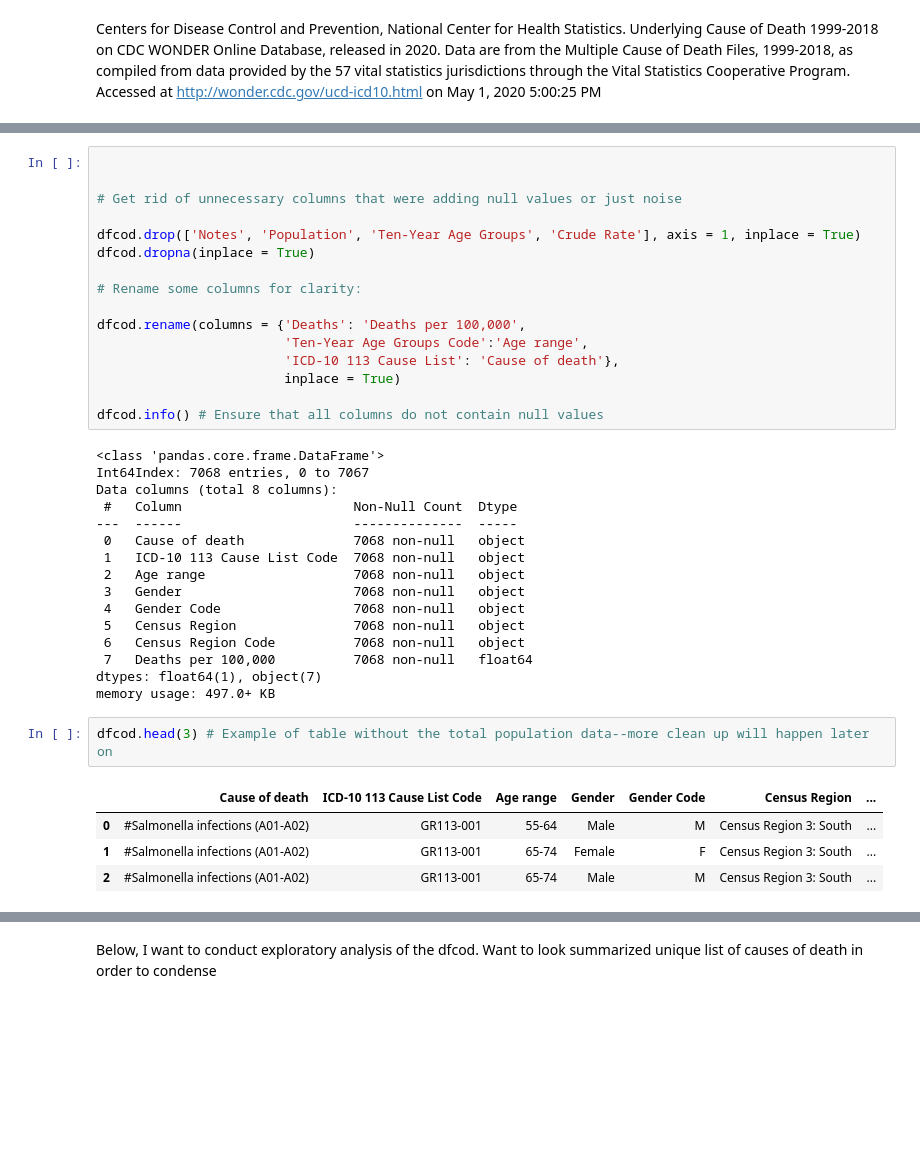
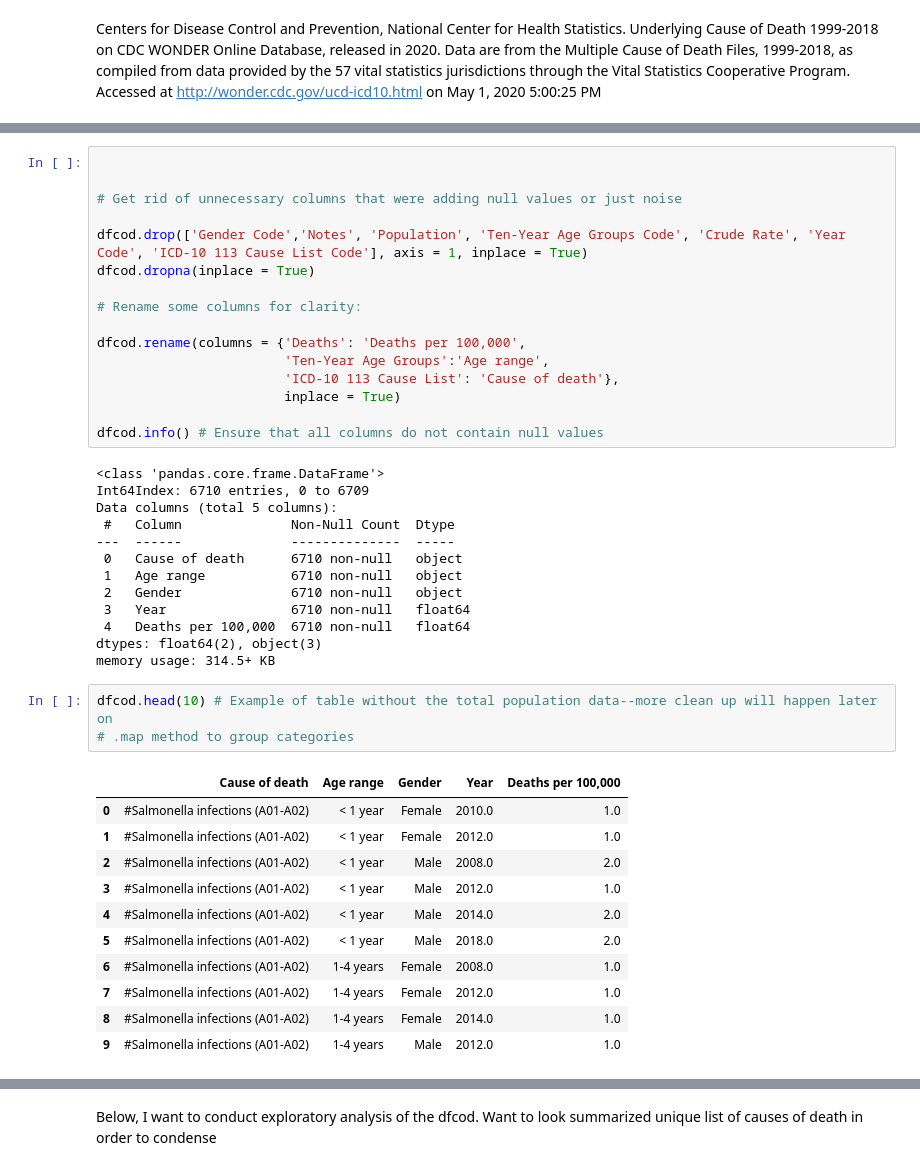
Before and after one commit to vsp219/Sams_github, a Jupyter notebook: dfcod-2.ipynb, the cells around one changed output, grey strips where cells are left out. Drawn from its saved outputs; the diff is of its cells as text; blank space fills up the shorter version.

```diff
--- a/dfcod-2.ipynb
+++ b/dfcod-2.ipynb
@@ -75,37 +70,42 @@ memory usage: 668.2+ KB
 
 # Get rid of unnecessary columns that were adding null values or just noise
 
-dfcod.drop(['Notes', 'Population', 'Ten-Year Age Groups', 'Crude Rate'], axis = 1, inplace = True)
+dfcod.drop(['Gender Code','Notes', 'Population', 'Ten-Year Age Groups Code', 'Crude Rate', 'Year Code', 'ICD-10 113 Cause List Code'], axis = 1, inplace = True)
 dfcod.dropna(inplace = True)
 
 # Rename some columns for clarity:
 
 dfcod.rename(columns = {'Deaths': 'Deaths per 100,000',
-                        'Ten-Year Age Groups Code':'Age range',
+                        'Ten-Year Age Groups':'Age range',
                         'ICD-10 113 Cause List': 'Cause of death'},
                         inplace = True)
 
 dfcod.info() # Ensure that all columns do not contain null values
 # %% [output]
 <class 'pandas.core.frame.DataFrame'>
-Int64Index: 7068 entries, 0 to 7067
-Data columns (total 8 columns):
- #   Column                      Non-Null Count  Dtype
----  ------                      --------------  -----
- 0   Cause of death              7068 non-null   object
- 1   ICD-10 113 Cause List Code  7068 non-null   object
- 2   Age range                   7068 non-null   object
- 3   Gender                      7068 non-null   object
- 4   Gender Code                 7068 non-null   object
- 5   Census Region               7068 non-null   object
- 6   Census Region Code          7068 non-null   object
- 7   Deaths per 100,000          7068 non-null   float64
-dtypes: float64(1), object(7)
-memory usage: 497.0+ KB
+Int64Index: 6710 entries, 0 to 6709
+Data columns (total 5 columns):
+ #   Column              Non-Null Count  Dtype
+---  ------              --------------  -----
+ 0   Cause of death      6710 non-null   object
+ 1   Age range           6710 non-null   object
+ 2   Gender              6710 non-null   object
+ 3   Year                6710 non-null   float64
+ 4   Deaths per 100,000  6710 non-null   float64
+dtypes: float64(2), object(3)
+memory usage: 314.5+ KB
 # %%
-dfcod.head(3) # Example of table without the total population data--more clean up will happen later on
+dfcod.head(10) # Example of table without the total population data--more clean up will happen later on
+# .map method to group categories
 # %% [output]
-|  | Cause of death | ICD-10 113 Cause List Code | Age range | Gender | Gender Code | Census Region | ... |
-| 0 | #Salmonella infections (A01-A02) | GR113-001 | 55-64 | Male | M | Census Region 3: South | ... |
-| 1 | #Salmonella infections (A01-A02) | GR113-001 | 65-74 | Female | F | Census Region 3: South | ... |
-| 2 | #Salmonella infections (A01-A02) | GR113-001 | 65-74 | Male | M | Census Region 3: South | ... |
+|  | Cause of death | Age range | Gender | Year | Deaths per 100,000 |
+| 0 | #Salmonella infections (A01-A02) | < 1 year | Female | 2010.0 | 1.0 |
+| 1 | #Salmonella infections (A01-A02) | < 1 year | Female | 2012.0 | 1.0 |
+| 2 | #Salmonella infections (A01-A02) | < 1 year | Male | 2008.0 | 2.0 |
+| 3 | #Salmonella infections (A01-A02) | < 1 year | Male | 2012.0 | 1.0 |
+| 4 | #Salmonella infections (A01-A02) | < 1 year | Male | 2014.0 | 2.0 |
+| 5 | #Salmonella infections (A01-A02) | < 1 year | Male | 2018.0 | 2.0 |
+| 6 | #Salmonella infections (A01-A02) | 1-4 years | Female | 2008.0 | 1.0 |
+| 7 | #Salmonella infections (A01-A02) | 1-4 years | Female | 2012.0 | 1.0 |
+| 8 | #Salmonella infections (A01-A02) | 1-4 years | Female | 2014.0 | 1.0 |
+| 9 | #Salmonella infections (A01-A02) | 1-4 years | Male | 2012.0 | 1.0 |
```
Also changed, not shown: parts of 6 cells of this notebook, 1 other file.
